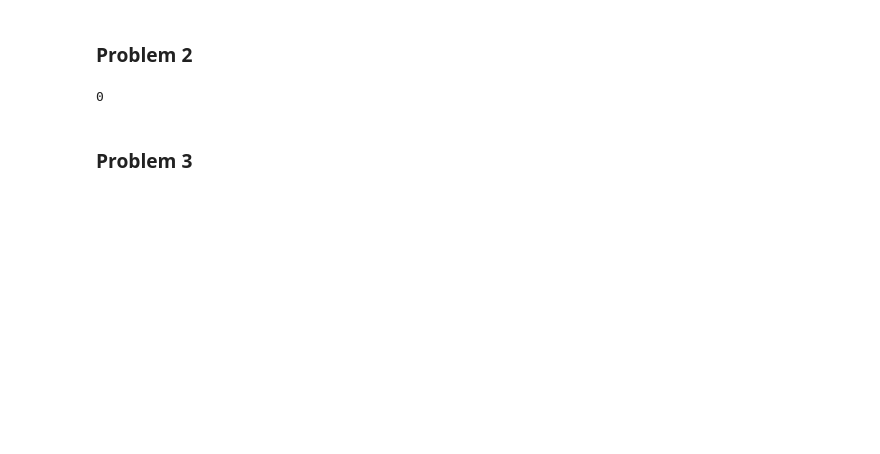
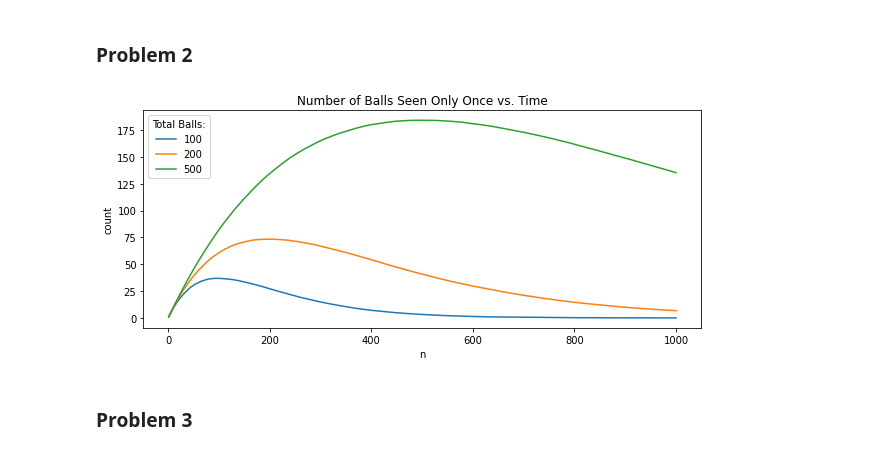
Before and after one commit to MohsenGhodrati/Homeworks, a Jupyter notebook: Applied Stochastic Processes - Spring 2022.ipynb, the cells around one changed output. Cells and saved outputs as stored; diff of their text form; code cells hidden in the pictures; blank space fills up the shorter version.

```diff
--- a/Applied Stochastic Processes - Spring 2022.ipynb
+++ b/Applied Stochastic Processes - Spring 2022.ipynb
@@ -43,26 +42,28 @@ plt.show()
 # %%
 T = 1000
 n = 1000
-m = 100
 
-N_sum = np.zeros(n+1)
+plt.figure(figsize=(10, 5))
 
-for t in range(T):
-    samples = np.random.choice(range(1, m+1), n, replace=True)
-    counts = np.zeros(m+1)
-    for i in range(n):
-        counts[samples[i]] += 1
+for m in [100, 200, 500]:
+    N_sum = np.zeros(n)
+    for t in range(T):
+        samples = np.random.choice(range(m), n, replace=True)
+        counts = np.zeros(m)
+        N = np.zeros(n)
+        for i in range(n):
+            counts[samples[i]] += 1
+            N[i] = np.count_nonzero(counts == 1)
+        N_sum += N
 
-    N, R = np.zeros(n+1), np.zeros(n+1)
-    N[0], R[0] = 0, -np.inf
-    for i in range(1, n+1):
-        R[i] = max(R[i-1], X[i])
-        N[i] = N[i-1] + (1 if R[i-1] < X[i] else 0)
-    N_sum += N
-    R_sum += R
+    plt.plot(range(1, n+1), N_sum / T, label=str(m))
+
+plt.legend(title='Total Balls:')
+plt.title('Number of Balls Seen Only Once vs. Time')
+plt.xlabel('n')
+plt.ylabel('count')
+plt.show()
+# %% [output]
+[figure, added]
-# %%
-np.zeros()
-# %% [output]
-0
 # %% [markdown]
 ### Problem 3
```
Also changed, not shown: parts of 3 cells of this notebook.
